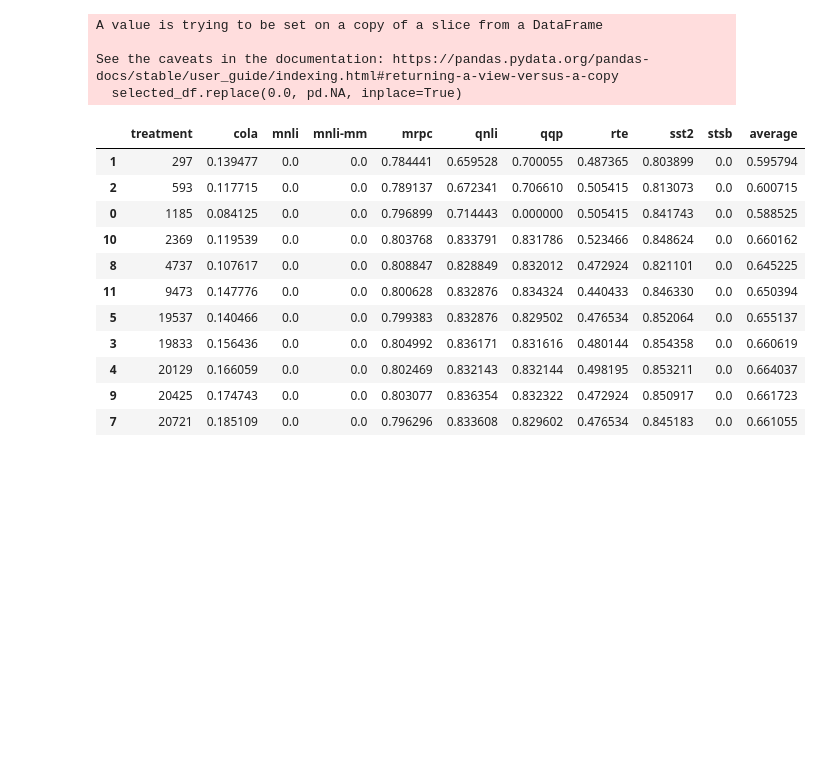
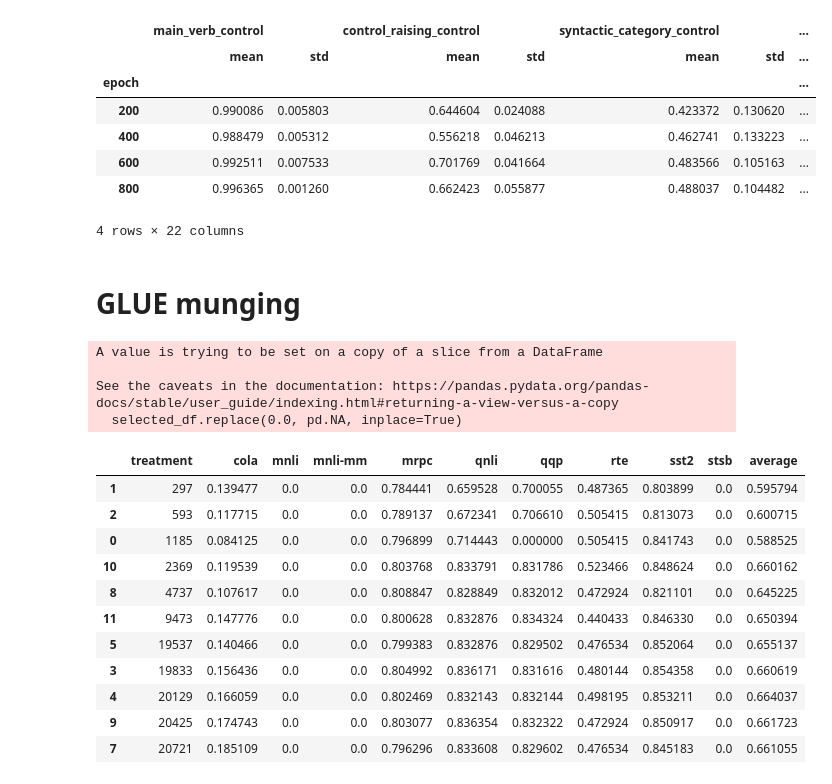
Before and after one commit to michahu/evaluation-pipeline, a Jupyter notebook: collate.ipynb, the cells around one changed output. Cells and saved outputs as stored; diff of their text form; code cells hidden in the pictures; blank space fills up the shorter version.

```diff
--- a/collate.ipynb
+++ b/collate.ipynb
@@ -327,3 +408,24 @@ df = collate_blimp("./models/ltgbert_100M/", tasks)
+# %%
+data = collate_finetune("./models/ltgbert_10M/", msgs2eval, epochs=5)
+# %%
+df = finetune_data_2_df(data, msgs2eval)
+# %%
+df = column_munging(df)
+# %%
+mean_df = df.groupby('epoch').agg(['mean', 'std'])
+# %%
+mean_df
+# %% [output]
+|  | main_verb_control |  | control_raising_control |  | syntactic_category_control |  | ... |
+|  | mean | std | mean | std | mean | std | ... |
+| epoch |  |  |  |  |  |  | ... |
+| 200 | 0.990086 | 0.005803 | 0.644604 | 0.024088 | 0.423372 | 0.130620 | ... |
+| 400 | 0.988479 | 0.005312 | 0.556218 | 0.046213 | 0.462741 | 0.133223 | ... |
+| 600 | 0.992511 | 0.007533 | 0.701769 | 0.041664 | 0.483566 | 0.105163 | ... |
+| 800 | 0.996365 | 0.001260 | 0.662423 | 0.055877 | 0.488037 | 0.104482 | ... |
+4 rows × 22 columns
+# %% [markdown]
+# GLUE munging
 # %%
 df = collate_glue("./models/ltgbert/", task2eval)
 df = glue_data_2_df(df)
```
Also changed, not shown: parts of 20 cells of this notebook, 13 other files.
